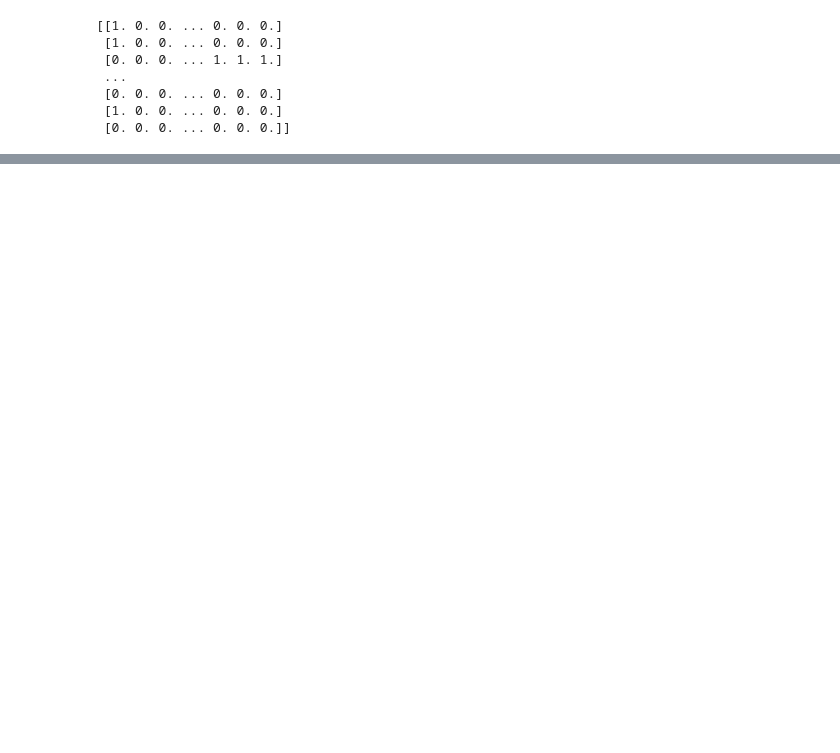
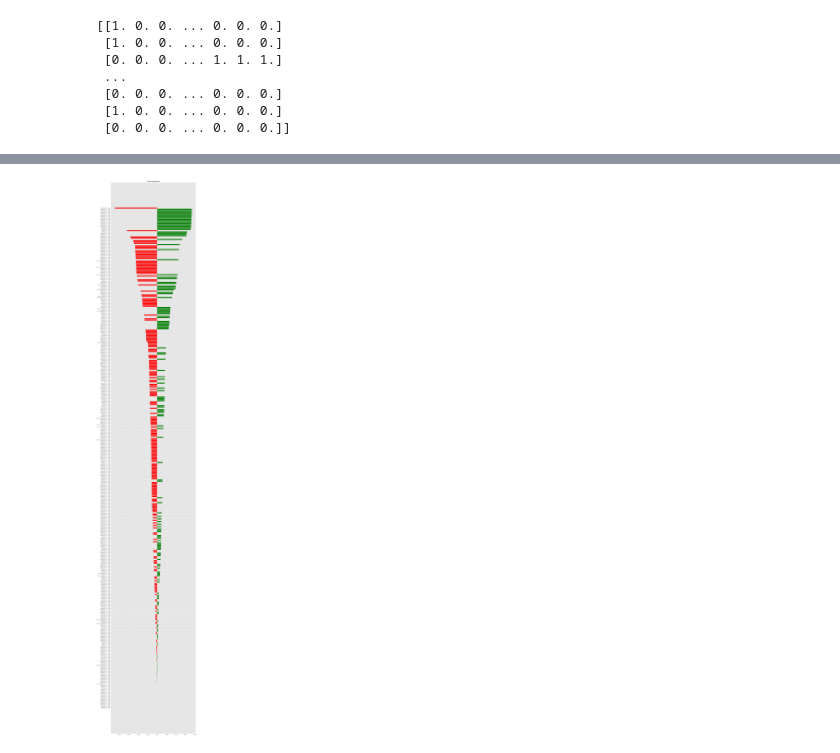
Before and after one commit to nkwasniak/umwpl2021-hepatoxicity-prediction, a Jupyter notebook: notebooks/hepatotoxicity_prediciton.ipynb, the cells around one changed output, grey strips where cells are left out. Drawn from its saved outputs; the diff is of its cells as text; code cells hidden in the pictures; blank space fills up the shorter version.

```diff
--- a/notebooks/hepatotoxicity_prediciton.ipynb
+++ b/notebooks/hepatotoxicity_prediciton.ipynb
@@ -128,0 +159,5 @@ with open('../data/best_model.pickle', 'wb') as handle:
+# %%
+from lime import lime_tabular
+
+explainer = lime_tabular.LimeTabularExplainer(X_train, mode="regression", feature_names= df.columns.values)
+explainer
@@ -128,0 +166,10 @@ with open('../data/best_model.pickle', 'wb') as handle:
+# %%
+import random
+
+idx = random.randint(1, len(X_test))
+
+print("Prediction : ", lr.predict(X_test[idx].reshape(1,-1)))
+print("Actual :     ", y_test[idx])
+
+explanation = explainer.explain_instance(X_test[idx], lr.predict, num_features=len(df.columns.values))
+explanation
@@ -128,0 +206,9 @@ with open('../data/best_model.pickle', 'wb') as handle:
+# %%
+from matplotlib import pyplot as plt
+
+with plt.style.context("ggplot"):
+#         explanation.as_pyplot_figure().set_figheight(100).set_figwidth(80)
+    fig=explanation.as_pyplot_figure().set_size_inches(15, 100)
+    plt.savefig('../explanations/classif_explanation.png')
+# %% [output]
+[figure, added]
```
Also changed, not shown: parts of 21 cells of this notebook.
